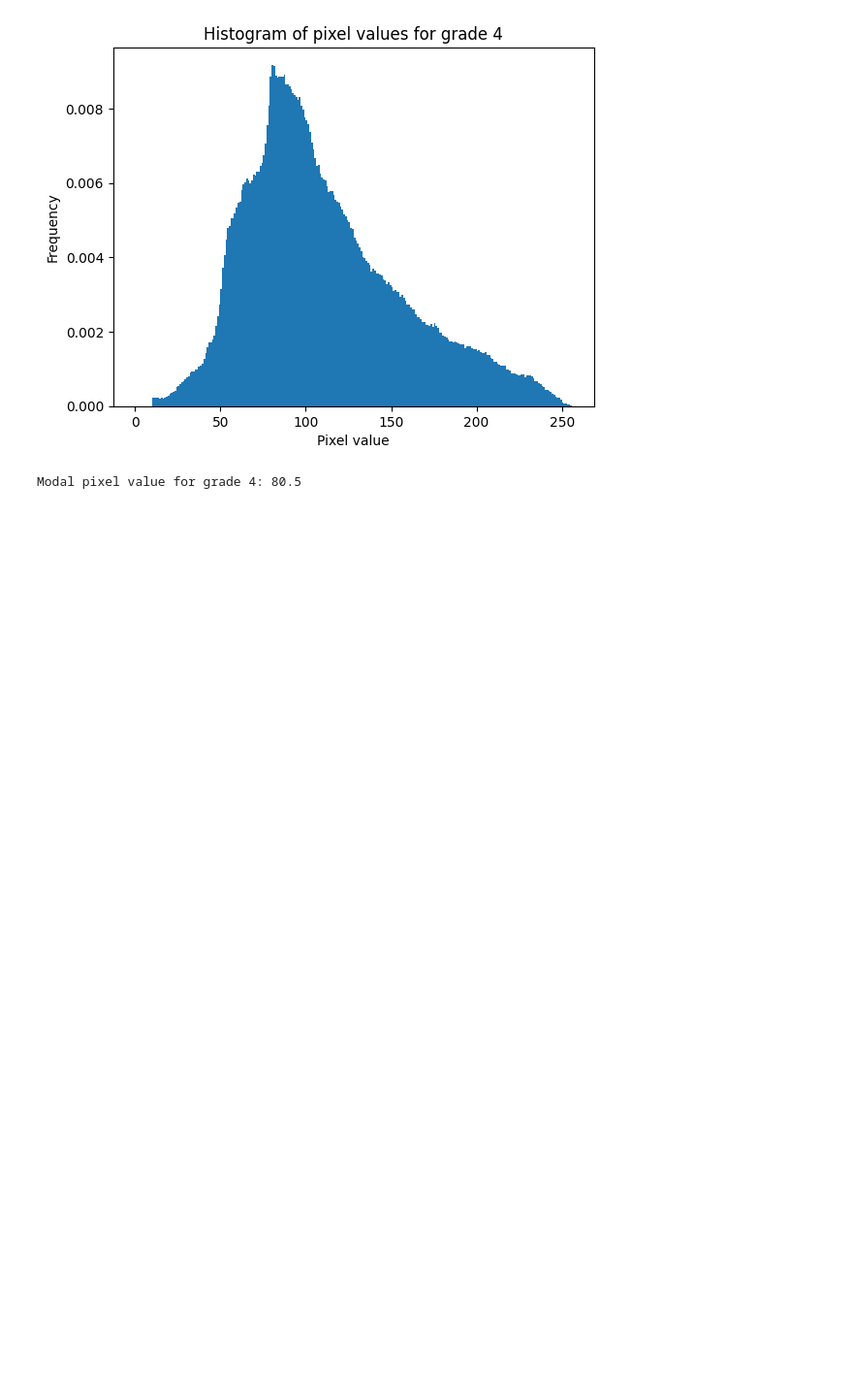
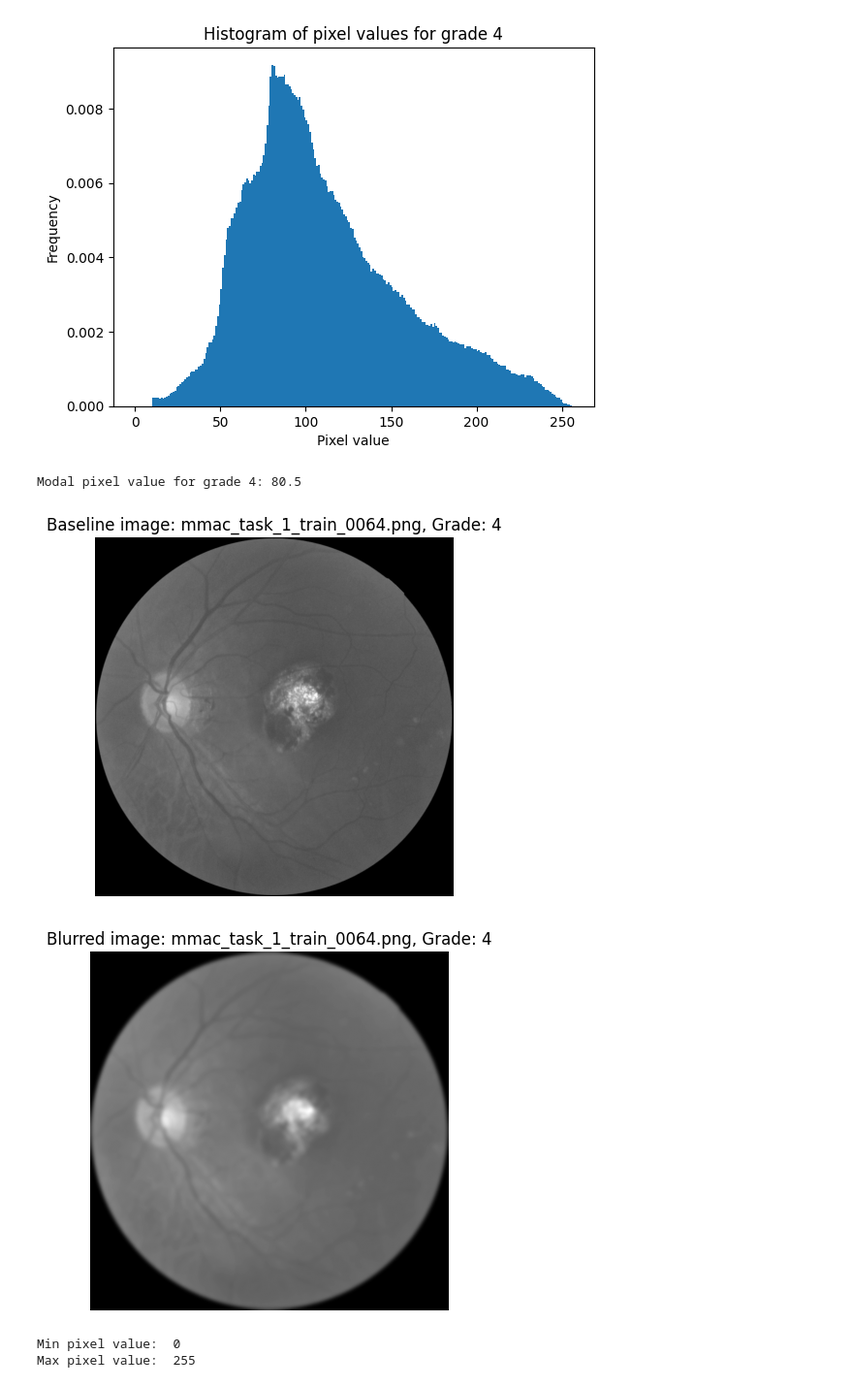
Before and after one commit to thuitema0/MPHY0050, a Jupyter notebook: Task1.ipynb, the cells around one changed output. Shown at 97% size. Cells and saved outputs as stored; diff of their text form; code cells hidden in the pictures; blank space fills up the shorter version.

Commit message:
Task1 changes
- Started baseline segmentation solution - currently using a basic blurring + thresholding technique

- Added opencv-python (cv2) to toml file

```diff
--- a/Task1.ipynb
+++ b/Task1.ipynb
@@ -120,3 +121,39 @@ Modal pixel value for grade 2: 62.5
 Modal pixel value for grade 3: 80.5
 [figure]
 Modal pixel value for grade 4: 80.5
+# %%
+# load an image an image and convert to grayscale as before, resize to 256x256 and show it:
+idx = 63
+#idx = 143
+
+image_path = os.path.join(train_images_folder, train_df["image"][idx])
+
+image_cv = cv2.imread(image_path, cv2.IMREAD_GRAYSCALE)
+# show baseline image
+plt.imshow(image_cv, cmap="gray")
+plt.title(f"Baseline image: {train_df['image'][idx]}, Grade: {train_df['myopic_maculopathy_grade'][idx]}")
+plt.axis("off")
+plt.show()
+
+# blur the image and show again:
+image_cv = cv2.GaussianBlur(image_cv, (25, 25), 0)
+plt.imshow(image_cv, cmap="gray")
+plt.title(f"Blurred image: {train_df['image'][idx]}, Grade: {train_df['myopic_maculopathy_grade'][idx]}")
+plt.axis("off")
+plt.show()
+
+_, thresh = cv2.threshold(image_cv, 120, 255, cv2.THRESH_BINARY)
+
+# print value range:
+print("Min pixel value: ", thresh.min())
+print("Max pixel value: ", thresh.max())
+
+plt.imshow(thresh, cmap="gray")
+plt.title(f"Thresholded image: {train_df['image'][idx]}, Grade: {train_df['myopic_maculopathy_grade'][idx]}")
+plt.axis("off")
+plt.show()
+# %% [output]
+[figure, added]
+[figure, added]
+Min pixel value:  0
+Max pixel value:  255
```
Also changed, not shown: parts of 2 cells of this notebook, 2 other files.
